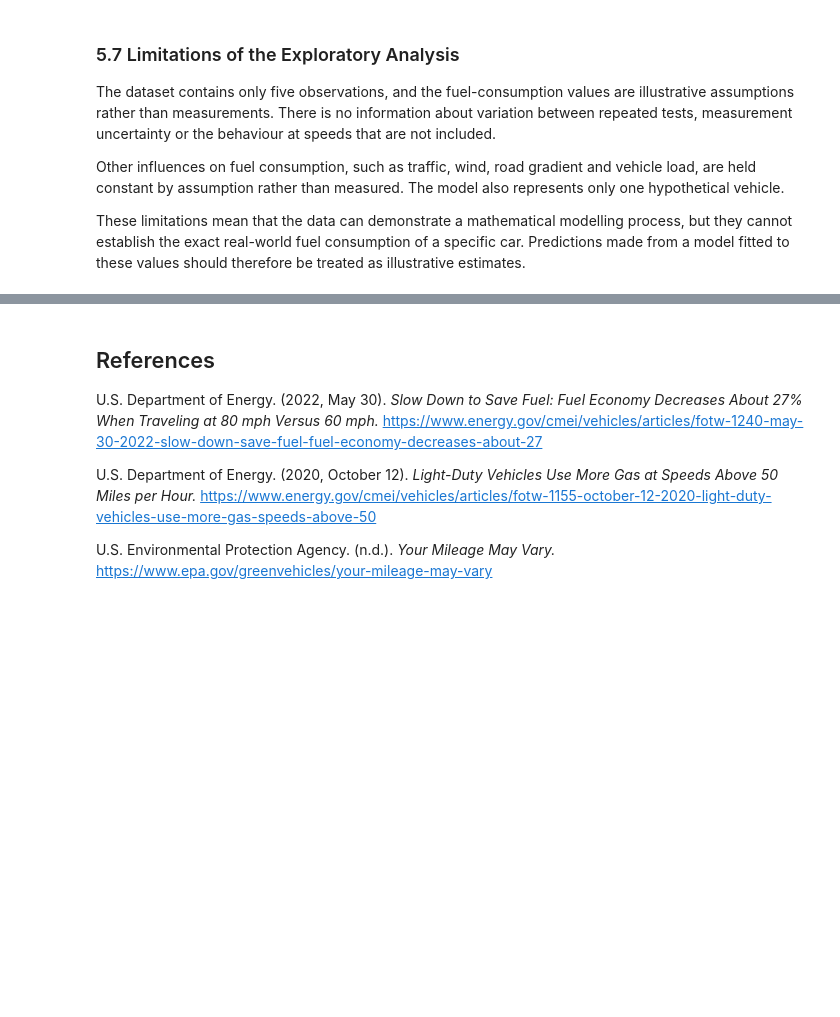
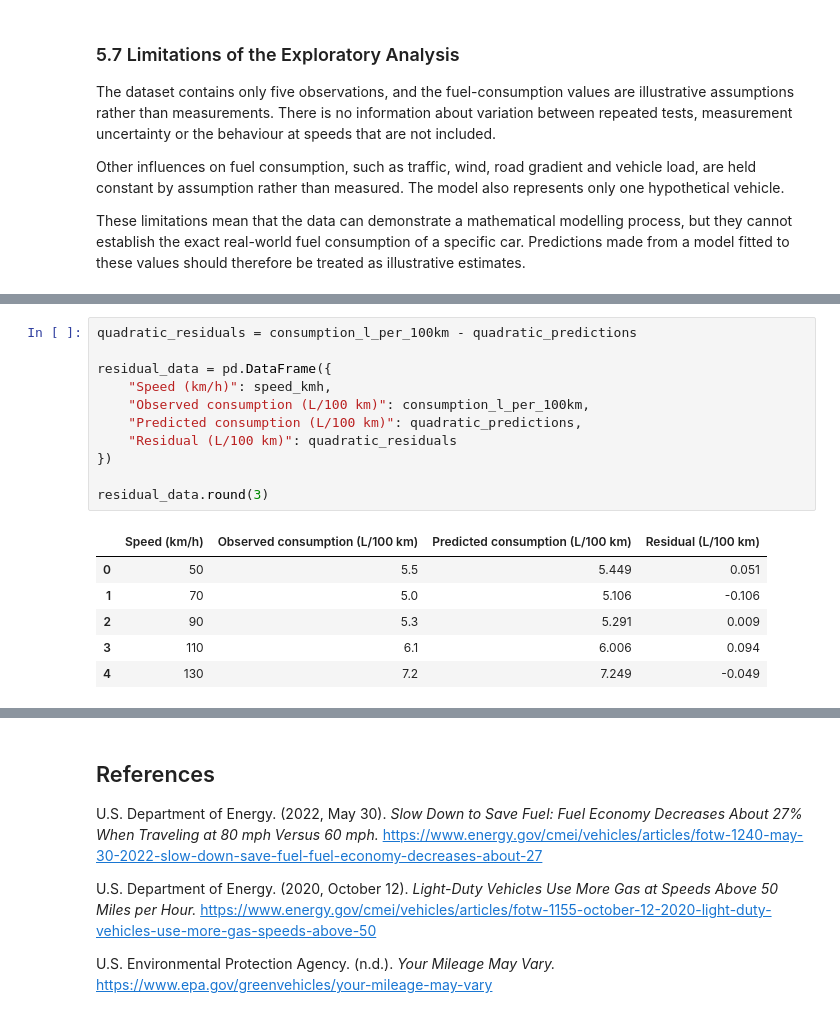
Before and after one commit to PoloPulseNiko/Math_Concepts_For_Developers_Exam, a Jupyter notebook: fuel_consumption_project.ipynb, the cells around one changed output, grey strips where cells are left out. Saved outputs shown, nothing was run; the diff lists cells and outputs as text; blank space fills up the shorter version.

```diff
--- a/fuel_consumption_project.ipynb
+++ b/fuel_consumption_project.ipynb
@@ -466,0 +665,18 @@ These limitations mean that the data can demonstrate a mathematical modelling pr
+# %%
+quadratic_residuals = consumption_l_per_100km - quadratic_predictions
+
+residual_data = pd.DataFrame({
+    "Speed (km/h)": speed_kmh,
+    "Observed consumption (L/100 km)": consumption_l_per_100km,
+    "Predicted consumption (L/100 km)": quadratic_predictions,
+    "Residual (L/100 km)": quadratic_residuals
+})
+
+residual_data.round(3)
+# %% [output]
+|  | Speed (km/h) | Observed consumption (L/100 km) | Predicted consumption (L/100 km) | Residual (L/100 km) |
+| 0 | 50 | 5.5 | 5.449 | 0.051 |
+| 1 | 70 | 5.0 | 5.106 | -0.106 |
+| 2 | 90 | 5.3 | 5.291 | 0.009 |
+| 3 | 110 | 6.1 | 6.006 | 0.094 |
+| 4 | 130 | 7.2 | 7.249 | -0.049 |
```
Also changed, not shown: parts of 19 cells of this notebook.
